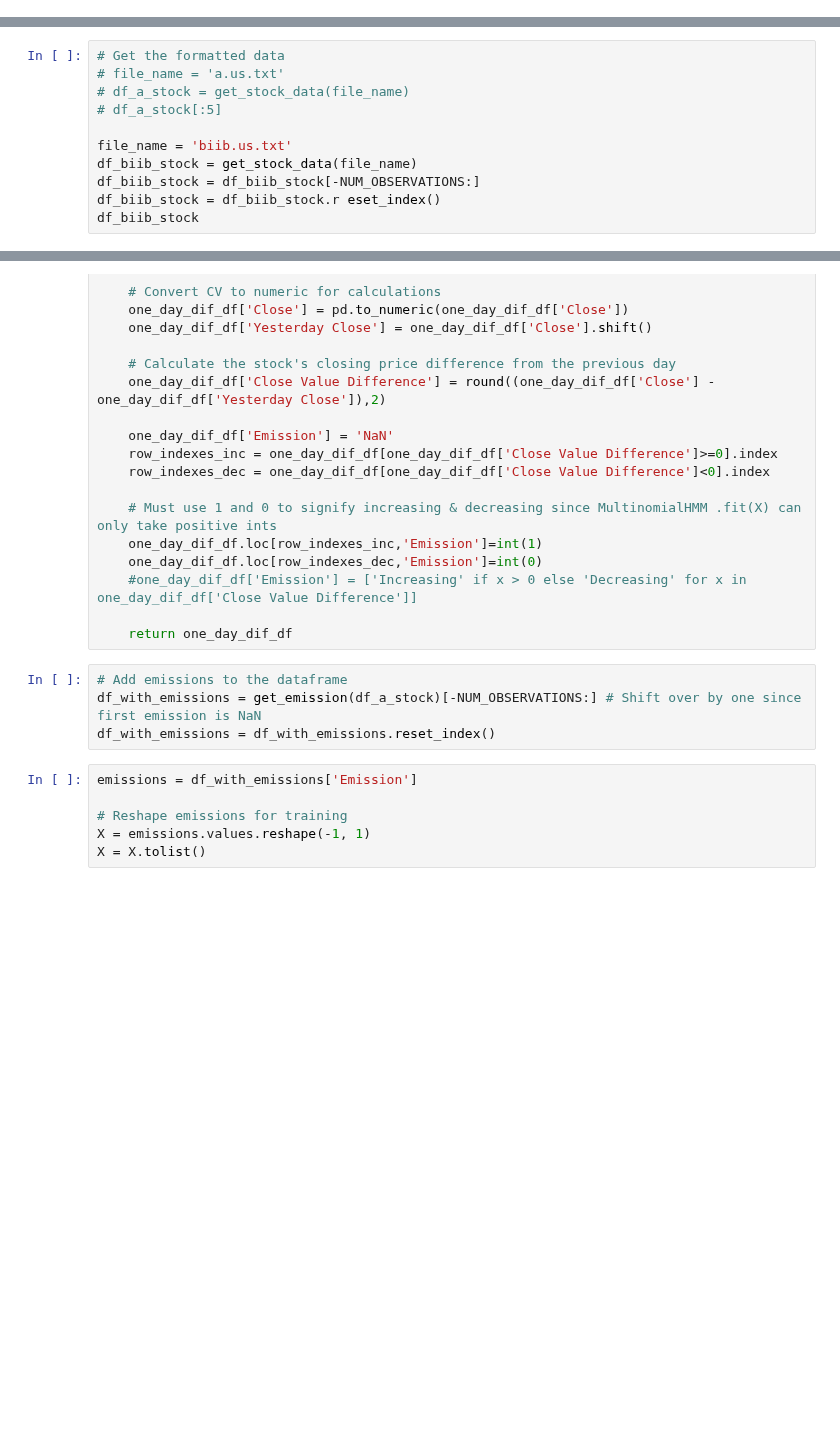
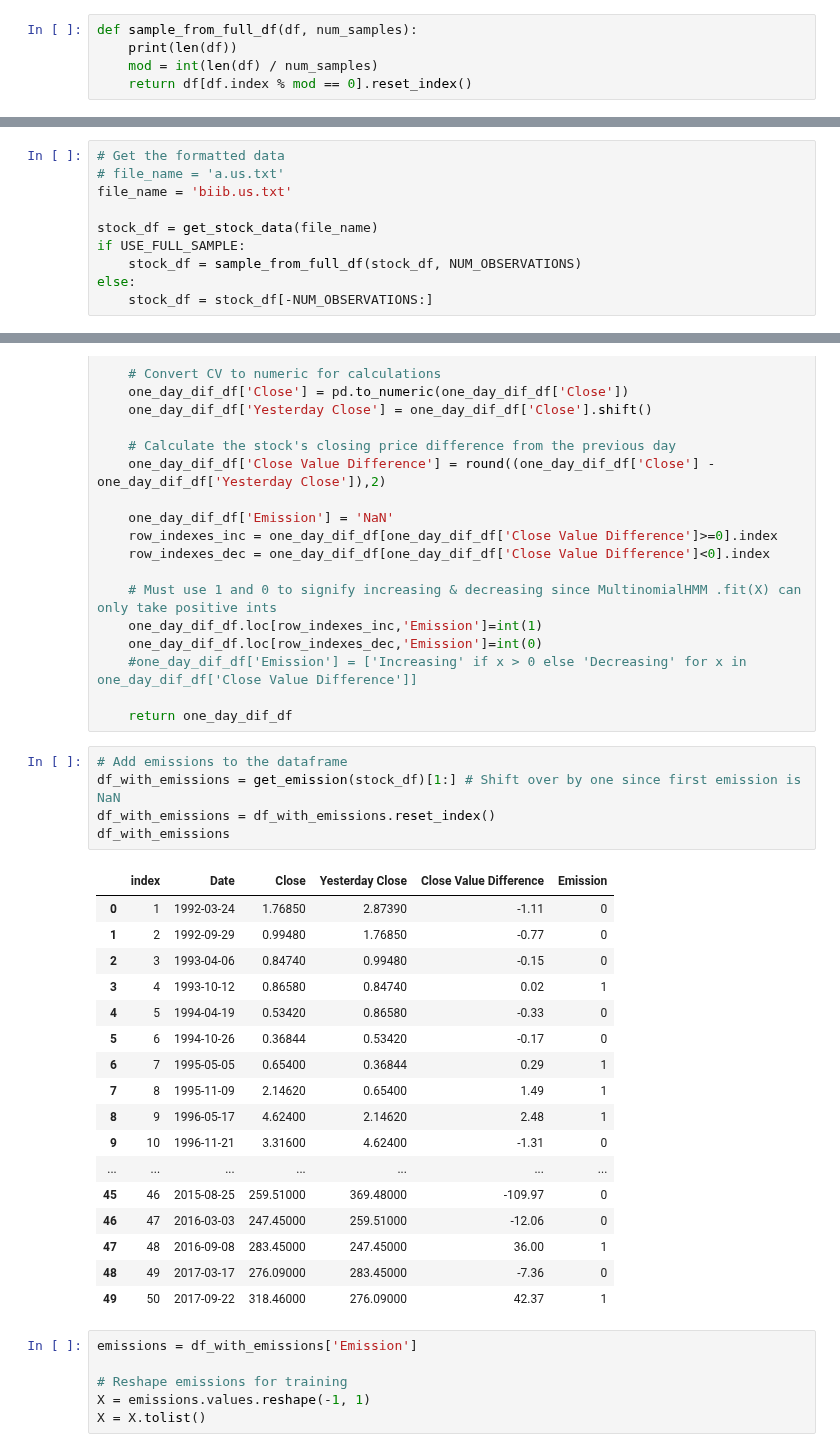
Before and after one commit to sophielouie/cs4100-5100-final-proj, a Jupyter notebook: HMM_Learn.ipynb, the cells around one changed output, grey strips where cells are left out. Drawn from its saved outputs; the diff is of its cells as text; blank space fills up the shorter version.

```diff
--- a/HMM_Learn.ipynb
+++ b/HMM_Learn.ipynb
@@ -51,5 +51,10 @@ def get_stock_data(file_name):
         df_stock = df_stock.append(temp_dict, ignore_index=True)
 
     return df_stock
+# %%
+def sample_from_full_df(df, num_samples):
+    print(len(df))
+    mod = int(len(df) / num_samples)
+    return df[df.index % mod == 0].reset_index()
 # %%
 # Set global constants
@@ -58,12 +64,11 @@ NUM_COMPONENTS = 6
 # %%
 # Get the formatted data
 # file_name = 'a.us.txt'
-# df_a_stock = get_stock_data(file_name)
-# df_a_stock[:5]
+file_name = 'biib.us.txt'
 
-file_name = 'biib.us.txt'
-df_biib_stock = get_stock_data(file_name)
-df_biib_stock = df_biib_stock[-NUM_OBSERVATIONS:]
-df_biib_stock = df_biib_stock.r eset_index()
-df_biib_stock
+stock_df = get_stock_data(file_name)
+if USE_FULL_SAMPLE:
+    stock_df = sample_from_full_df(stock_df, NUM_OBSERVATIONS)
+else:
+    stock_df = stock_df[-NUM_OBSERVATIONS:]
 # %% [output]
@@ -104,8 +109,27 @@ def get_emission(stock_dataframe):
     return one_day_dif_df
 # %%
 # Add emissions to the dataframe
-df_with_emissions = get_emission(df_a_stock)[-NUM_OBSERVATIONS:] # Shift over by one since first emission is NaN
+df_with_emissions = get_emission(stock_df)[1:] # Shift over by one since first emission is NaN
 df_with_emissions = df_with_emissions.reset_index()
+df_with_emissions
+# %% [output]
+|  | index | Date | Close | Yesterday Close | Close Value Difference | Emission |
+| 0 | 1 | 1992-03-24 | 1.76850 | 2.87390 | -1.11 | 0 |
+| 1 | 2 | 1992-09-29 | 0.99480 | 1.76850 | -0.77 | 0 |
+| 2 | 3 | 1993-04-06 | 0.84740 | 0.99480 | -0.15 | 0 |
+| 3 | 4 | 1993-10-12 | 0.86580 | 0.84740 | 0.02 | 1 |
+| 4 | 5 | 1994-04-19 | 0.53420 | 0.86580 | -0.33 | 0 |
+| 5 | 6 | 1994-10-26 | 0.36844 | 0.53420 | -0.17 | 0 |
+| 6 | 7 | 1995-05-05 | 0.65400 | 0.36844 | 0.29 | 1 |
+| 7 | 8 | 1995-11-09 | 2.14620 | 0.65400 | 1.49 | 1 |
+| 8 | 9 | 1996-05-17 | 4.62400 | 2.14620 | 2.48 | 1 |
+| 9 | 10 | 1996-11-21 | 3.31600 | 4.62400 | -1.31 | 0 |
+| ... | ... | ... | ... | ... | ... | ... |
+| 45 | 46 | 2015-08-25 | 259.51000 | 369.48000 | -109.97 | 0 |
+| 46 | 47 | 2016-03-03 | 247.45000 | 259.51000 | -12.06 | 0 |
+| 47 | 48 | 2016-09-08 | 283.45000 | 247.45000 | 36.00 | 1 |
+| 48 | 49 | 2017-03-17 | 276.09000 | 283.45000 | -7.36 | 0 |
+| 49 | 50 | 2017-09-22 | 318.46000 | 276.09000 | 42.37 | 1 |
 # %%
 emissions = df_with_emissions['Emission']
 
```
Also changed, not shown: parts of 6 cells of this notebook.
